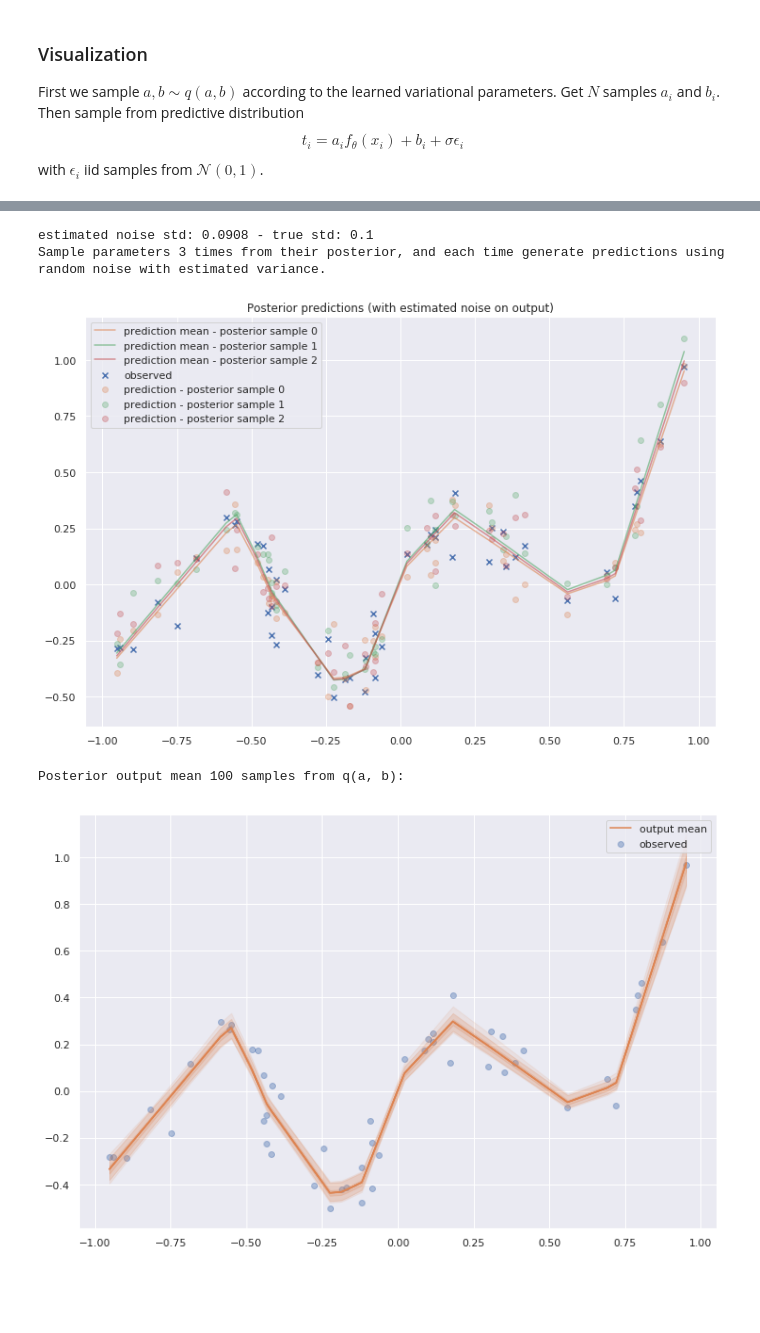
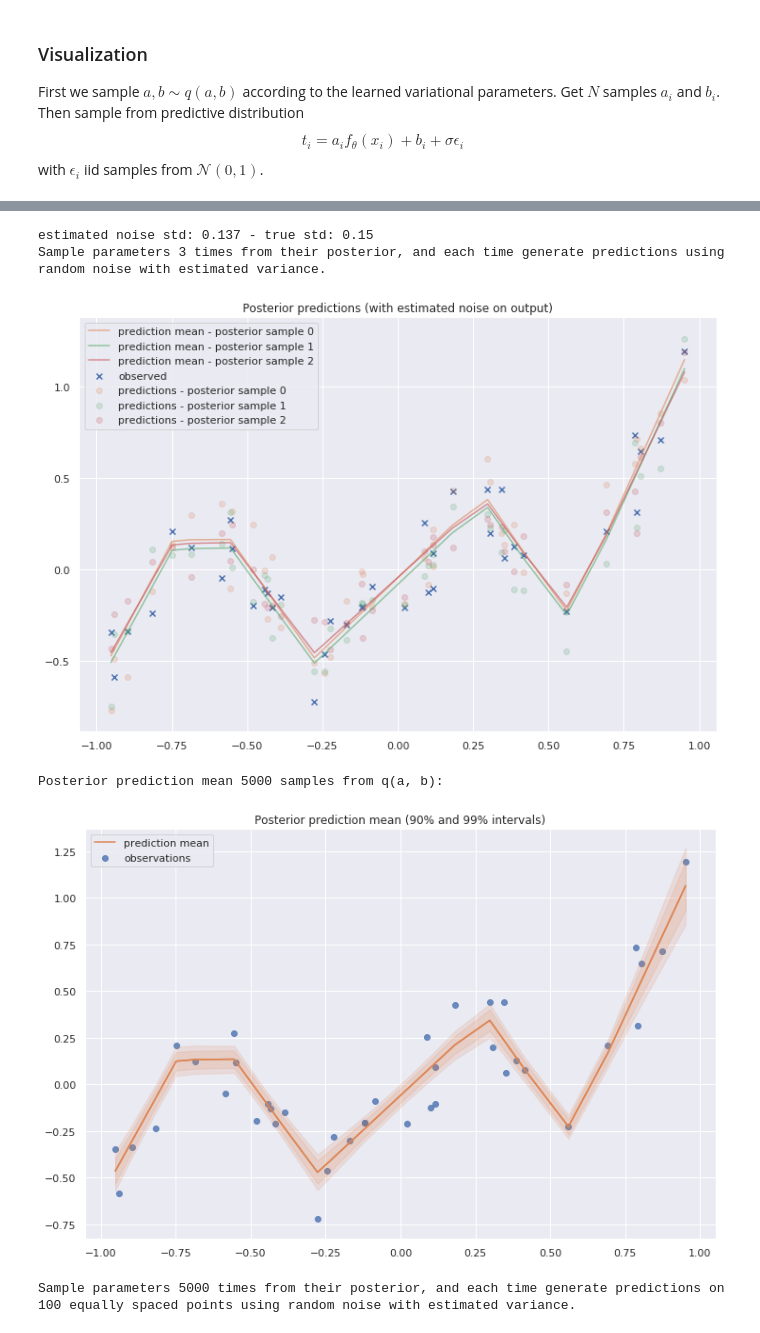
Before and after one commit to vlievin/deep-bayes, a Jupyter notebook: regression Nd-1d-Covariance.ipynb, the cells around one changed output, grey strips where cells are left out. Drawn from its saved outputs; the diff is of its cells as text; code cells hidden in the pictures; blank space fills up the shorter version.

```diff
--- a/regression Nd-1d-Covariance.ipynb
+++ b/regression Nd-1d-Covariance.ipynb
@@ -110,10 +110,10 @@ Here we used the KL divergence between multivariate Gaussian distributions:
 # %% [markdown]
 ### Toy Dataset 1
 # %%
-N = 50
+N = 40
 true_a = np.array([.3, .5, .3]).reshape(-1, 1)
 true_b = np.asarray(0.2)
-sigma = 0.1  # observation noise
+sigma = 0.15  # observation noise
 # x = np.linspace(-1, 1, N).reshape(-1, 1)
 x = (np.random.rand(N) * 2 - 1).reshape(-1, 1)
 x.sort(axis=0)
@@ -180,7 +180,7 @@ features = FeaturesExtractor(n_out=true_a.shape[0])   # TODO use any n_out, not
 stochastic = CovarianceStochasticLayer()
 l_rate = 0.01
 epochs = 10000
-n_samples = 10  # MC samples per example
+n_samples = 5  # MC samples per example
 n_parameters = true_a.size + true_b.size
 mu_ab = nn.Parameter(torch.zeros((n_parameters)))  # for a and b
 
@@ -344,48 +344,86 @@ for s in range(n_samples):
     h_ = features(x).detach().numpy()   # shape (N, 3)
     post_samples_mean = h_ @ a + b
     post_samples = post_samples_mean + (logvar/2).exp().detach().numpy() * np.random.randn(*x.shape)
-    plt.scatter(x, post_samples, alpha=0.3, label='prediction - posterior sample {}'.format(s), color=sns.color_palette()[s+1])
+    plt.scatter(x, post_samples, alpha=0.2, label='predictions - posterior sample {}'.format(s), color=sns.color_palette()[s+1])
     plt.plot(x.detach().cpu().numpy(), post_samples_mean, alpha=0.6, label='prediction mean - posterior sample {}'.format(s), color=sns.color_palette()[s+1])
 
 plt.legend()
 plt.show()
 
 
 plt.figure(figsize=(12, 8))
 plt.title('Posterior distribution of output mean (noiseless)')
-plt.scatter(x, t, alpha=0.4, label='observed')
-n_samples = 100
-print("Posterior output mean {} samples from q(a, b):".format(n_samples))
+plt.scatter(x, t, alpha=0.8, label='observations')
+n_samples = 5000
+print("Posterior prediction mean {} samples from q(a, b):".format(n_samples))
 post_samples_all = []
 for s in range(n_samples):
     ab_sample = stochastic(mu_ab, make_cholesky(logvar_ab, cov_ab))
     a, b = ab_sample[:-1], ab_sample[-1:]
     a = a.unsqueeze(1)
 
     a = a.detach().cpu().numpy()
     b = b.detach().cpu().numpy()
 
     h_ = features(x).detach().numpy()   # shape (N, 3)
     post_samples = h_ @ a + b   # noiseless
     post_samples_all.append(post_samples[None, :, 0])
 
 x_np = x.squeeze(-1).detach().cpu().numpy()
 post_samples_all = np.concatenate(post_samples_all, axis=0)
 post_samples_mean = np.mean(post_samples_all, axis=0)
-post_samples_perc = np.percentile(post_samples_all, [0.5, 2.5, 25, 75, 97.5, 99.5], axis=0)
+post_samples_perc = np.percentile(post_samples_all, [0.5, 5, 95, 99.5], axis=0)
 # plt.plot(x_np, post_samples_mean, alpha=0.3, label='noiseless prediction')
 plot(x_np, post_samples_mean, y_lower=post_samples_perc[0], y_upper=post_samples_perc[-1],
-     alpha=0.1, label='output mean', color=sns.color_palette()[1])
+     alpha=0.15, label='prediction mean', color=sns.color_palette()[1])
 plot(x_np, post_samples_mean, y_lower=post_samples_perc[1], y_upper=post_samples_perc[-2],
-     alpha=0.2, color=sns.color_palette()[1])
-plot(x_np, post_samples_mean, y_lower=post_samples_perc[2], y_upper=post_samples_perc[-3],
-     alpha=0.2, color=sns.color_palette()[1])
+     alpha=0.15, color=sns.color_palette()[1])
+plt.title('Posterior prediction mean (90% and 99% intervals)')
 
 plt.legend()
 plt.show()
+
+
+
+n_samples = 5000
+n_points = 100
+post_samples_all = []
+print('Sample parameters {} times from their posterior, and each time generate predictions on {} equally spaced points using random noise with estimated variance.'.format(n_samples, n_points))
+plt.figure(figsize=(12, 8))
+x_ = np.linspace(-1, 1, n_points).reshape(-1, 1)
+x_ = torch.tensor(x_).float()
+for s in range(n_samples):
+    ab_sample = stochastic(mu_ab, make_cholesky(logvar_ab, cov_ab))
+    a, b = ab_sample[:-1], ab_sample[-1:]
+    a = a.unsqueeze(1)
+
+    a = a.detach().cpu().numpy()
+    b = b.detach().cpu().numpy()
+
+    h_ = features(x_).detach().numpy()   # shape (N, 3)
+    post_samples_mean = h_ @ a + b
+    post_samples = post_samples_mean + (logvar/2).exp().detach().numpy() * np.random.randn(*x_.shape)
+    post_samples_all.append(post_samples[None, :, 0])
+
+post_samples_all = np.concatenate(post_samples_all, axis=0)
+post_samples_mean = np.mean(post_samples_all, axis=0)
+post_samples_perc = np.percentile(post_samples_all, [0.5, 2.5, 25, 75, 97.5, 99.5], axis=0)
+x_np_ = x_.squeeze(-1).detach().cpu().numpy()
+plt.scatter(x, t, alpha=0.9, label='observations'.format(s))
+plot(x_np_, post_samples_mean, y_lower=post_samples_perc[0], y_upper=post_samples_perc[-1],
+     alpha=0.1, label='prediction mean', color=sns.color_palette()[1])
+plot(x_np_, post_samples_mean, y_lower=post_samples_perc[1], y_upper=post_samples_perc[-2],
+     alpha=0.1, color=sns.color_palette()[1])
+plot(x_np_, post_samples_mean, y_lower=post_samples_perc[2], y_upper=post_samples_perc[-3],
+     alpha=0.1, color=sns.color_palette()[1])
+plt.title('Posterior prediction distribution (50%, 95%, 99% intervals)')
+
+plt.legend()
+plt.show()
 # %% [output]
-estimated noise std: 0.0908 - true std: 0.1
+estimated noise std: 0.137 - true std: 0.15
 Sample parameters 3 times from their posterior, and each time generate predictions using random noise with estimated variance.
-[figure, old version]
+[figure, new version]
-Posterior output mean 100 samples from q(a, b):
+Posterior prediction mean 5000 samples from q(a, b):
-[figure, old version]
+[figure, new version]
+Sample parameters 5000 times from their posterior, and each time generate predictions on 100 equally spaced points using random noise with estimated variance.
```
Also changed, not shown: parts of 5 cells of this notebook.
